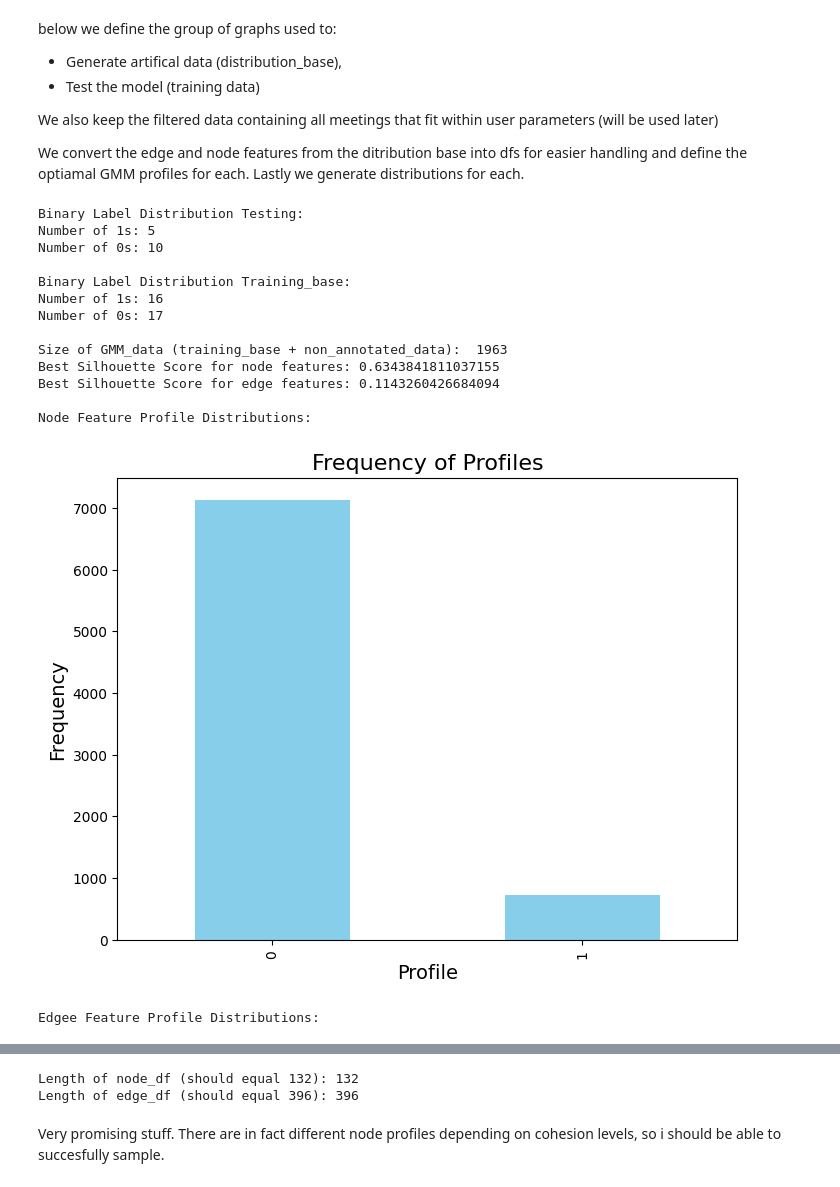
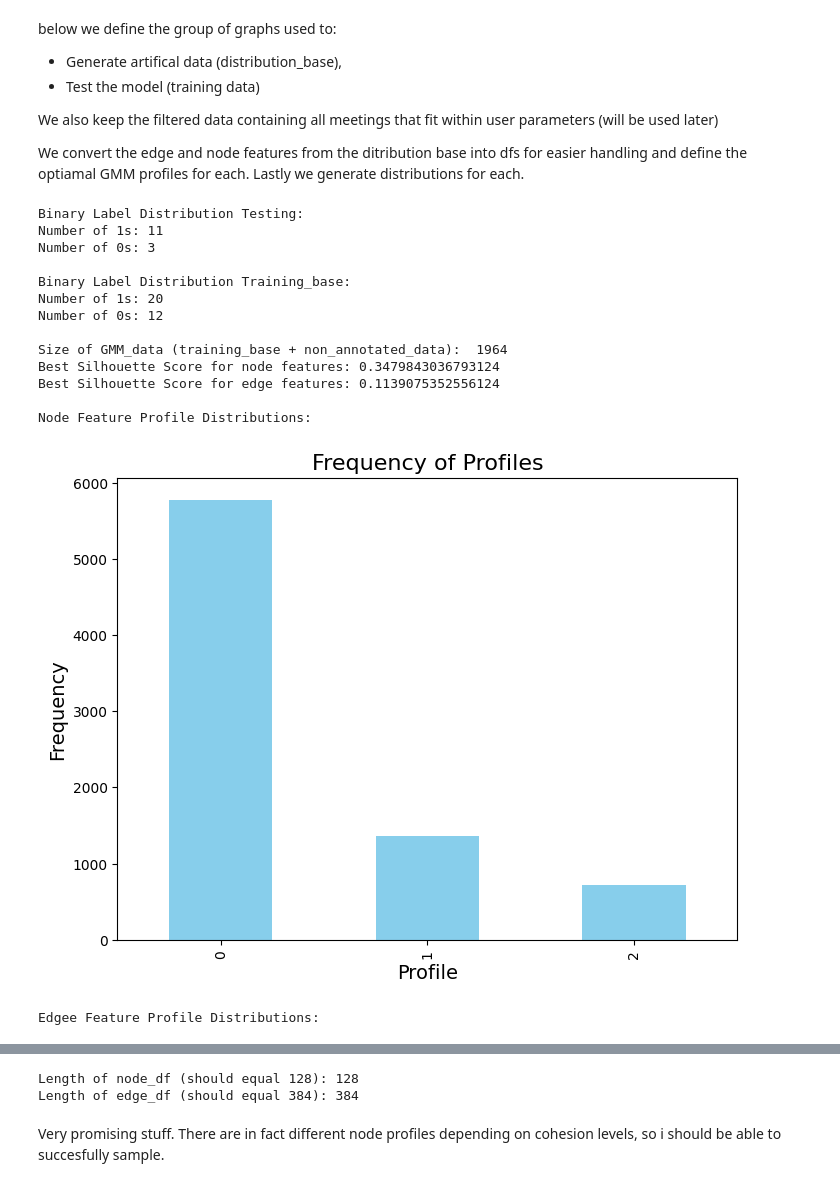
Before and after one commit to ManuelNunez08/GroupCohesionPrediction, a Jupyter notebook: graphs/artificial_generation.ipynb, the cells around one changed output, grey strips where cells are left out. Drawn from its saved outputs; the diff is of its cells as text; code cells hidden in the pictures.

```diff
--- a/graphs/artificial_generation.ipynb
+++ b/graphs/artificial_generation.ipynb
@@ -264,38 +264,38 @@ We also keep the filtered data containing all meetings that fit within user para
 We convert the edge and node features from the ditribution base into dfs for easier handling and define the optiamal GMM profiles for each.
 Lastly we generate distributions for each.
 # %%
-testing, training_base, GMM_data, filtered_df = get_test_train_split(category_kappa=(None, None), question_std=('M1', 0.1), maximum_low_score=1.5, minimum_high_score=1.5)
+testing, training_base, GMM_data, filtered_df = get_test_train_split(category_kappa=('Cohesion', 0.2), maximum_low_score=3.5, minimum_high_score=5)
 print('Size of GMM_data (training_base + non_annotated_data): ', len(GMM_data))
 # save training and testing base separatley
 # Assuming 'graphs' is your list of graph data
 with open('data/graphs_cohesion_data_training_base.pkl', 'wb') as f:
     pickle.dump(training_base, f)
 with open('data/graphs_cohesion_data_testing.pkl', 'wb') as f:
     pickle.dump(testing, f)
 
 node_df = graph_nodes_df_convert(GMM_data)
 edge_df = graph_edges_df_convert(GMM_data)
 node_gmm = get_node_GMM(node_df)
 edge_gmm = get_edge_GMM(edge_df)
 print("\nNode Feature Profile Distributions:")
 plot_label_hist(node_df)
 print("Edgee Feature Profile Distributions:")
 plot_label_hist(edge_df)
 # %% [output]
 Binary Label Distribution Testing:
-Number of 1s: 5
-Number of 0s: 10
+Number of 1s: 11
+Number of 0s: 3
 
 Binary Label Distribution Training_base:
-Number of 1s: 16
-Number of 0s: 17
+Number of 1s: 20
+Number of 0s: 12
 
-Size of GMM_data (training_base + non_annotated_data):  1963
-Best Silhouette Score for node features: 0.6343841811037155
-Best Silhouette Score for edge features: 0.1143260426684094
+Size of GMM_data (training_base + non_annotated_data):  1964
+Best Silhouette Score for node features: 0.3479843036793124
+Best Silhouette Score for edge features: 0.1139075352556124
 
 Node Feature Profile Distributions:
-[figure, old version]
+[figure, new version]
 Edgee Feature Profile Distributions:
 [figure]
 # %%
@@ -311,8 +311,8 @@ node_df, edge_df = merge_nodes_edges_with_labels(node_df, edge_df, filtered_df)
 print(f'Length of node_df (should equal {len(training_base) * 4}): {len(node_df)}')
 print(f'Length of edge_df (should equal {len(training_base) * 12}): {len(edge_df)}')
 # %% [output]
-Length of node_df (should equal 132): 132
-Length of edge_df (should equal 396): 396
+Length of node_df (should equal 128): 128
+Length of edge_df (should equal 384): 384
 # %% [markdown]
 Very promising stuff. There are in fact different node profiles depending on cohesion levels, so i should be able to succesfully sample.
 # %%
```
Also changed, not shown: parts of 6 cells of this notebook, 18 other files.
